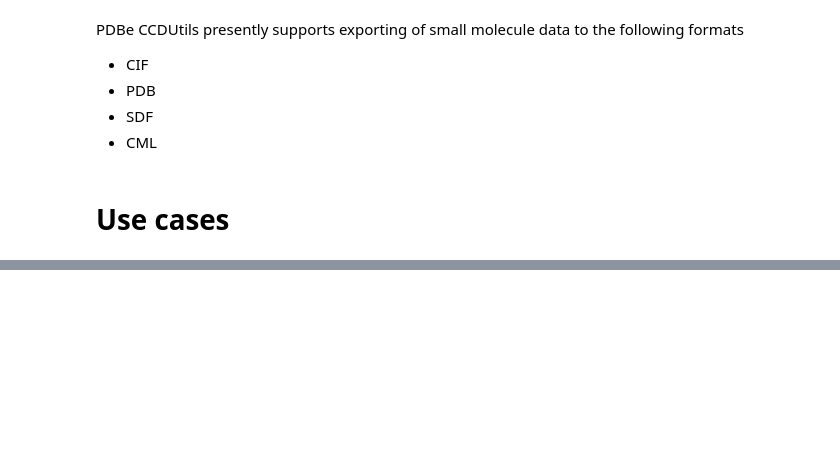
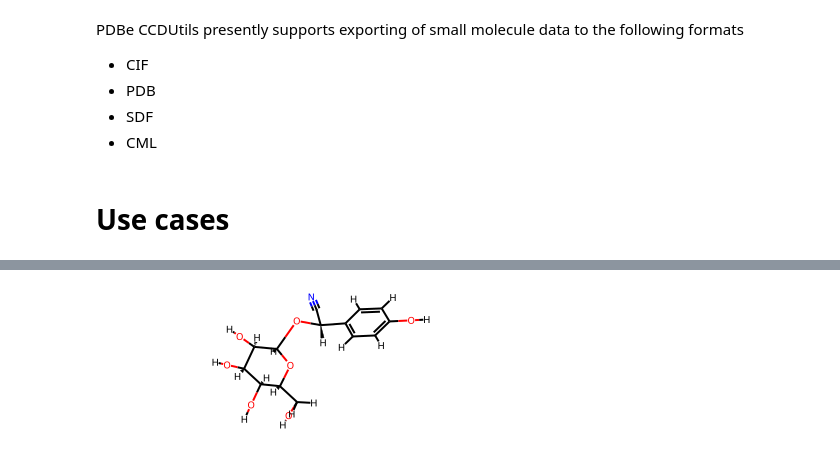
Before and after one commit to PDBeurope/pdbe-notebooks, a Jupyter notebook: pdbeccdutils_tutorials/spring_school_cadd/pdbeccdutils.ipynb, the cells around one changed output, grey strips where cells are left out. Cells and saved outputs as stored; diff of their text form; code cells hidden in the pictures; blank space fills up the shorter version.

```diff
--- a/pdbeccdutils_tutorials/spring_school_cadd/pdbeccdutils.ipynb
+++ b/pdbeccdutils_tutorials/spring_school_cadd/pdbeccdutils.ipynb
@@ -195,0 +229,38 @@ ccd_writer.write_molecule("hem.pdb",
+# %%
+def get_clc(pdb_id: str) -> list[clc_reader.CLCReaderResult]:
+    """
+    Returns a list of CLCReaderResults containing Component
+    object of Covalently Linked Components (CLCs)
+
+    Args:
+        pdb_id: PDB ID of an entry
+
+    """
+    input_cif = get_entry_cif(pdb_id)
+    fixed_mmcif_file = os.path.join(f"{pdb_id}_processed.cif")
+
+    #Keeps only first model, removes alternate conformations of atoms and residues
+    cif_tools.fix_updated_mmcif(input_cif, fixed_mmcif_file)
+
+    #
+    bms = infer_bound_molecules(
+    fixed_mmcif_file, ["HOH"], assembly=False
+)
+    clc_reader_results = []
+    for i, bm in enumerate(bms, start=1):
+        bm_id = f"bm{i}"
+        reader_result = clc_reader.infer_multiple_chem_comp(
+            fixed_mmcif_file, bm, bm_id, sanitize=True
+        )
+        if reader_result:
+            clc_reader_results.append(reader_result)
+
+    return clc_reader_results
+# %%
+clc_reader_results = get_clc("1e55")
+# %%
+dhurrin_component = clc_reader_results[0].component
+# %%
+dhurrin_component.mol
+# %% [output]
+[figure, added]
```
Also changed, not shown: parts of 28 cells of this notebook.
